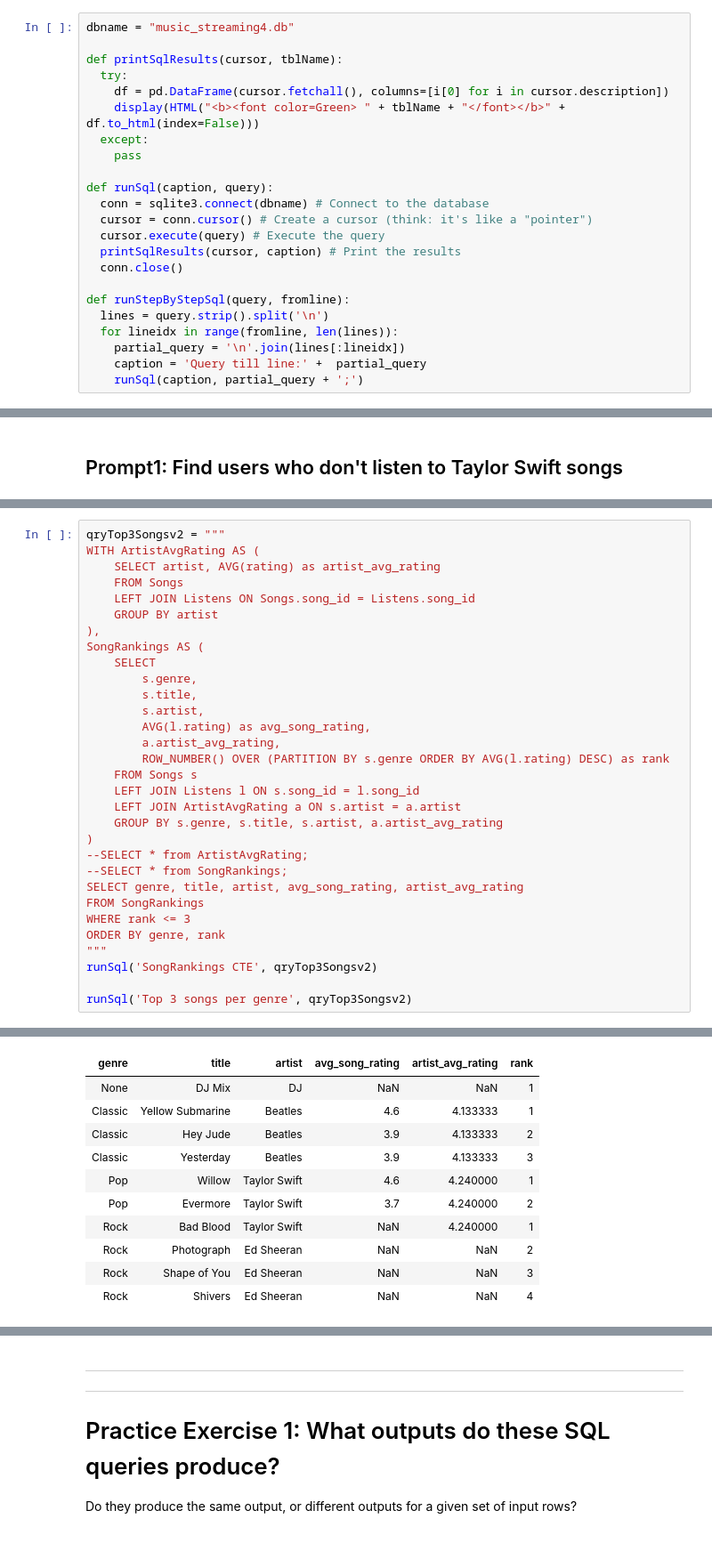
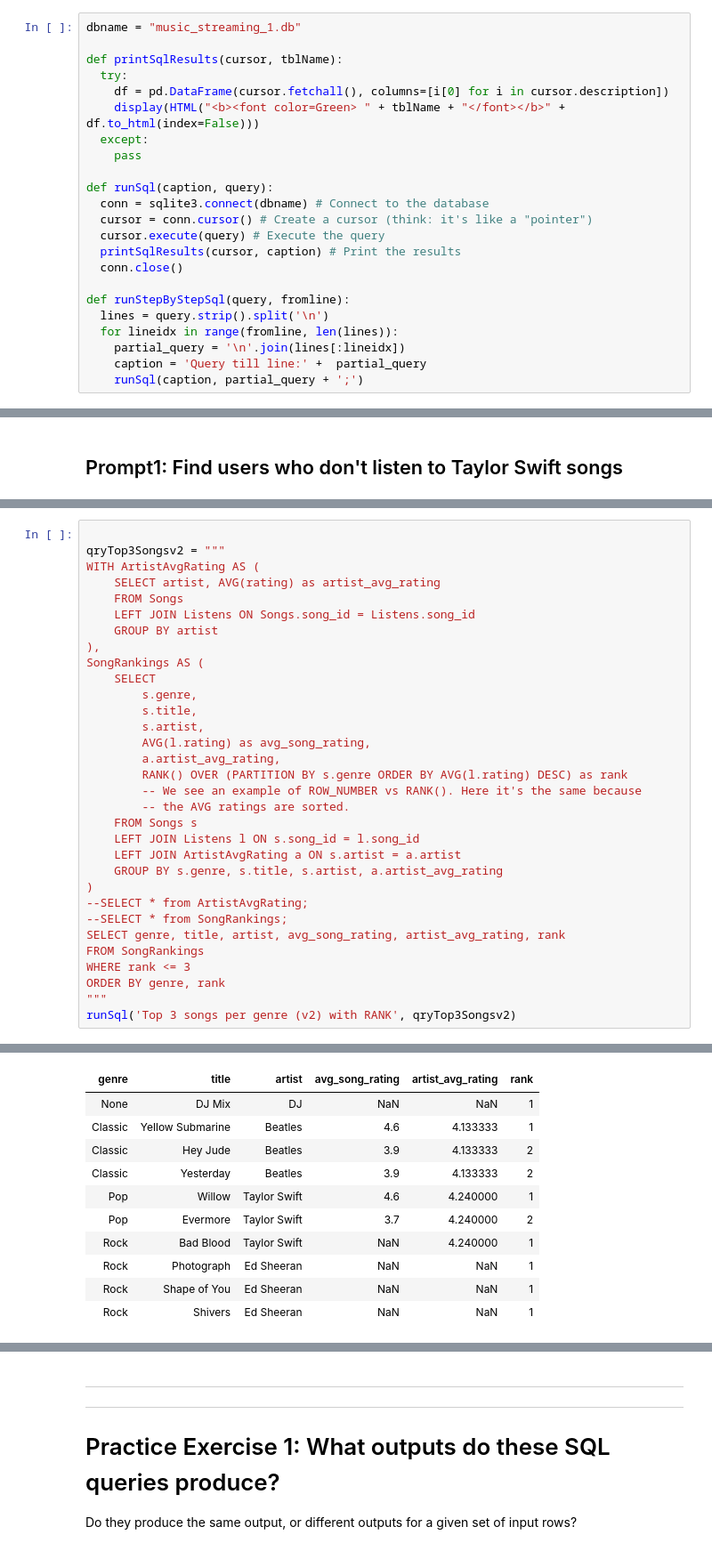
Before and after one commit to shivag/cs145, a Jupyter notebook: Spotify's_SQL_example_CS145.ipynb, the cells around one changed output, grey strips where cells are left out. Shown at 89% size. Saved outputs shown, nothing was run; the diff lists cells and outputs as text.

```diff
--- a/Spotify's_SQL_example_CS145.ipynb
+++ b/Spotify's_SQL_example_CS145.ipynb
@@ -67,6 +62,6 @@ Successfully installed pysqlite3-0.5.3
 3.37.2
 # %%
-dbname = "music_streaming4.db"
+dbname = "music_streaming_1.db"
 
 def printSqlResults(cursor, tblName):
   try:
@@ -1588,4 +1865,5 @@ NameError: name 'runSql' is not defined
 # %%
+
 qryTop3Songsv2 = """
 WITH ArtistAvgRating AS (
     SELECT artist, AVG(rating) as artist_avg_rating
@@ -1600,7 +1878,9 @@ SongRankings AS (
         s.artist,
         AVG(l.rating) as avg_song_rating,
         a.artist_avg_rating,
-        ROW_NUMBER() OVER (PARTITION BY s.genre ORDER BY AVG(l.rating) DESC) as rank
+        RANK() OVER (PARTITION BY s.genre ORDER BY AVG(l.rating) DESC) as rank
+        -- We see an example of ROW_NUMBER vs RANK(). Here it's the same because
+        -- the AVG ratings are sorted.
     FROM Songs s
     LEFT JOIN Listens l ON s.song_id = l.song_id
     LEFT JOIN ArtistAvgRating a ON s.artist = a.artist
@@ -1608,12 +1888,10 @@ SongRankings AS (
 )
 --SELECT * from ArtistAvgRating;
 --SELECT * from SongRankings;
-SELECT genre, title, artist, avg_song_rating, artist_avg_rating
+SELECT genre, title, artist, avg_song_rating, artist_avg_rating, rank
 FROM SongRankings
 WHERE rank <= 3
 ORDER BY genre, rank
 """
-runSql('SongRankings CTE', qryTop3Songsv2)
-
-runSql('Top 3 songs per genre', qryTop3Songsv2)
+runSql('Top 3 songs per genre (v2) with RANK', qryTop3Songsv2)
 # %% [output]
@@ -1621,11 +1899,11 @@ SongRankings CTE
 | genre | title | artist | avg_song_rating | artist_avg_rating | rank |
 | None | DJ Mix | DJ | NaN | NaN | 1 |
 | Classic | Yellow Submarine | Beatles | 4.6 | 4.133333 | 1 |
 | Classic | Hey Jude | Beatles | 3.9 | 4.133333 | 2 |
-| Classic | Yesterday | Beatles | 3.9 | 4.133333 | 3 |
+| Classic | Yesterday | Beatles | 3.9 | 4.133333 | 2 |
 | Pop | Willow | Taylor Swift | 4.6 | 4.240000 | 1 |
 | Pop | Evermore | Taylor Swift | 3.7 | 4.240000 | 2 |
 | Rock | Bad Blood | Taylor Swift | NaN | 4.240000 | 1 |
-| Rock | Photograph | Ed Sheeran | NaN | NaN | 2 |
-| Rock | Shape of You | Ed Sheeran | NaN | NaN | 3 |
-| Rock | Shivers | Ed Sheeran | NaN | NaN | 4 |
+| Rock | Photograph | Ed Sheeran | NaN | NaN | 1 |
+| Rock | Shape of You | Ed Sheeran | NaN | NaN | 1 |
+| Rock | Shivers | Ed Sheeran | NaN | NaN | 1 |
```
Also changed, not shown: parts of 60 cells of this notebook.
